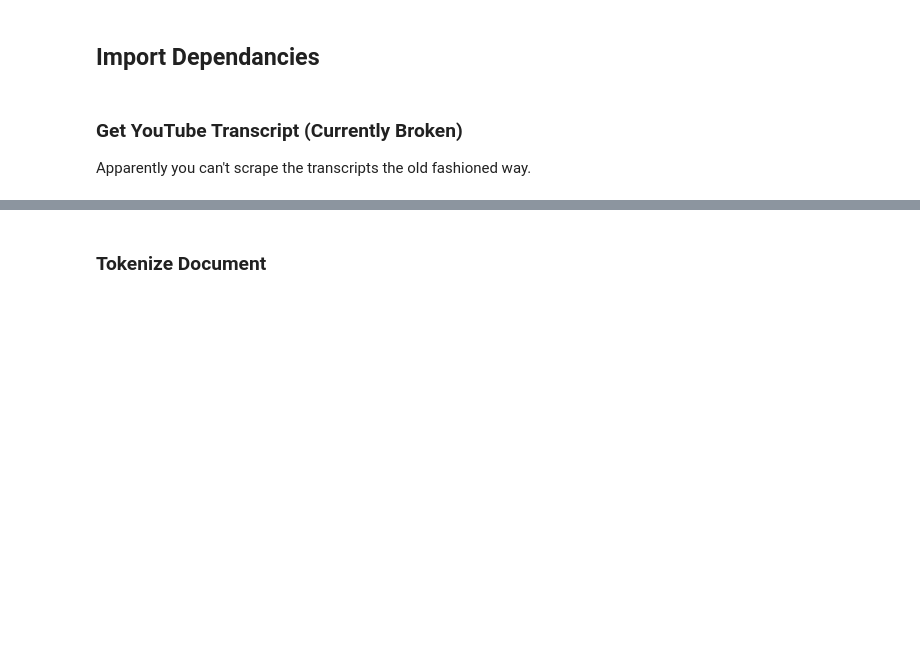
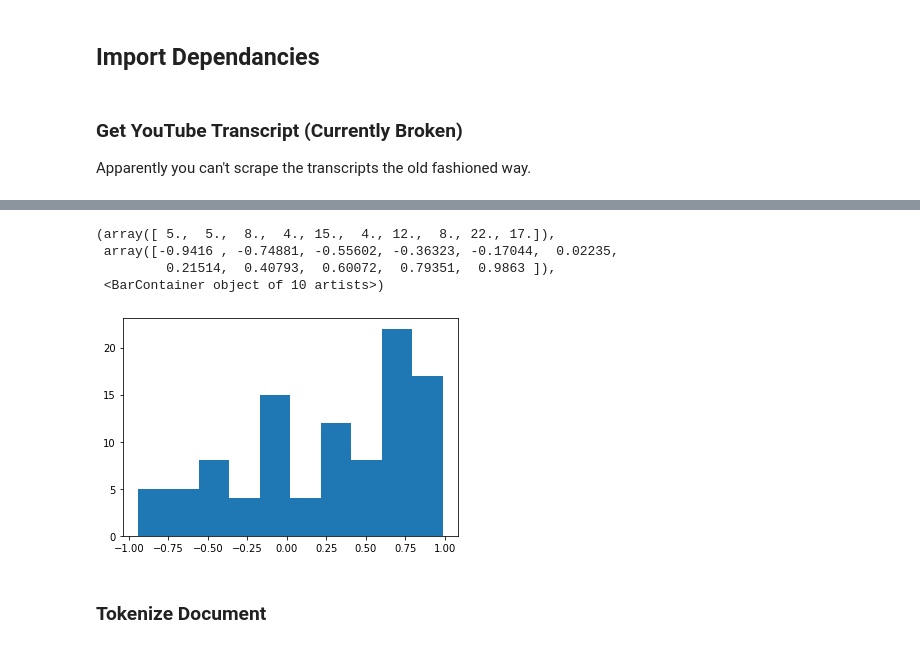
Before and after one commit to taylorsyde/The-Comment-Section, a Jupyter notebook: Youtube-Comment-Sentiment (1).ipynb, the cells around one changed output, grey strips where cells are left out. Saved outputs shown, nothing was run; the diff lists cells and outputs as text; code cells hidden in the pictures; blank space fills up the shorter version.

```diff
--- a/Youtube-Comment-Sentiment (1).ipynb
+++ b/Youtube-Comment-Sentiment (1).ipynb
@@ -159,3 +171,12 @@ df
+# %%
+#histogram test
+plt.hist(test.compound_score)
+# %% [output]
+(array([ 5.,  5.,  8.,  4., 15.,  4., 12.,  8., 22., 17.]),
+ array([-0.9416 , -0.74881, -0.55602, -0.36323, -0.17044,  0.02235,
+         0.21514,  0.40793,  0.60072,  0.79351,  0.9863 ]),
+ <BarContainer object of 10 artists>)
+[figure, added]
 # %% [markdown]
 ### Tokenize Document
 # %%
```
Also changed, not shown: parts of 12 cells of this notebook.
